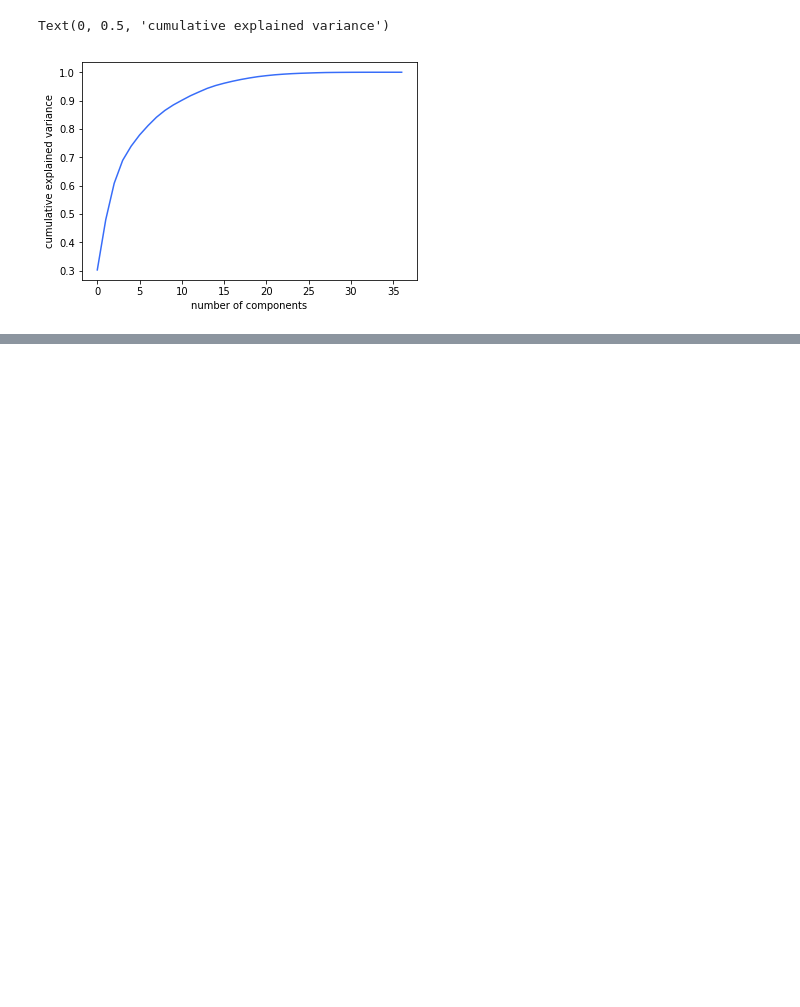
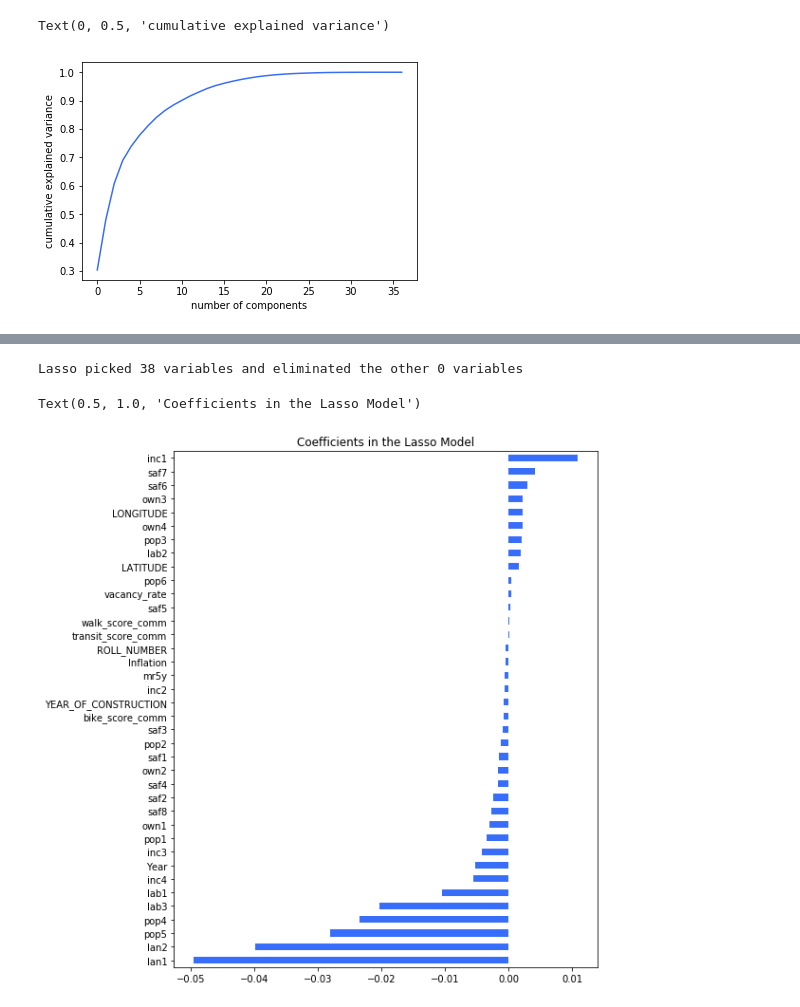
Before and after one commit to neha0812/PIMS-BCFSA, a Jupyter notebook: Dongying/Joint_EDA_Dongying.ipynb, the cells around one changed output, grey strips where cells are left out. Saved outputs shown, nothing was run; the diff lists cells and outputs as text; code cells hidden in the pictures; blank space fills up the shorter version.

```diff
--- a/Dongying/Joint_EDA_Dongying.ipynb
+++ b/Dongying/Joint_EDA_Dongying.ipynb
@@ -236,0 +329,16 @@ Text(0, 0.5, 'cumulative explained variance')
+# %%
+model_Ridge = RidgeCV(alphas = [0.0001]).fit(x_train.drop(['pct_change_bin'],axis=1),y_train)
+rmse_cv(model_Ridge).mean()
+
+coef_Ridge = pd.Series(model_Ridge.coef_, index = names)
+print("Ridge picked " + str(sum(coef_Ridge != 0)) + " variables and eliminated the other " +  str(sum(coef_Ridge == 0)) + " variables")
+# %% [output]
+Lasso picked 38 variables and eliminated the other 0 variables
+# %%
+imp_coef = pd.concat([coef_Ridge.sort_values()])
+plt.rcParams['figure.figsize'] = (8.0, 10.0)
+imp_coef.plot(kind = "barh")
+plt.title("Coefficients in the Lasso Model")
+# %% [output]
+Text(0.5, 1.0, 'Coefficients in the Lasso Model')
+[figure, added]
```
Also changed, not shown: parts of 23 cells of this notebook.
